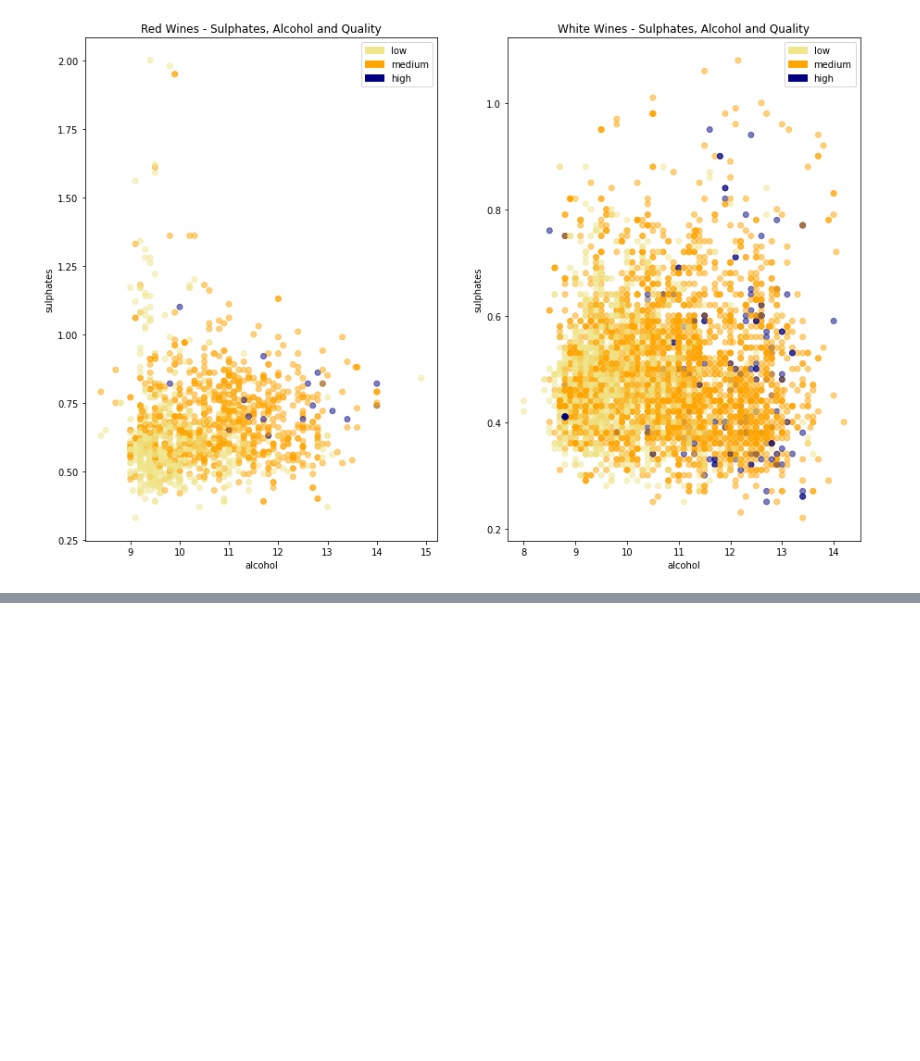
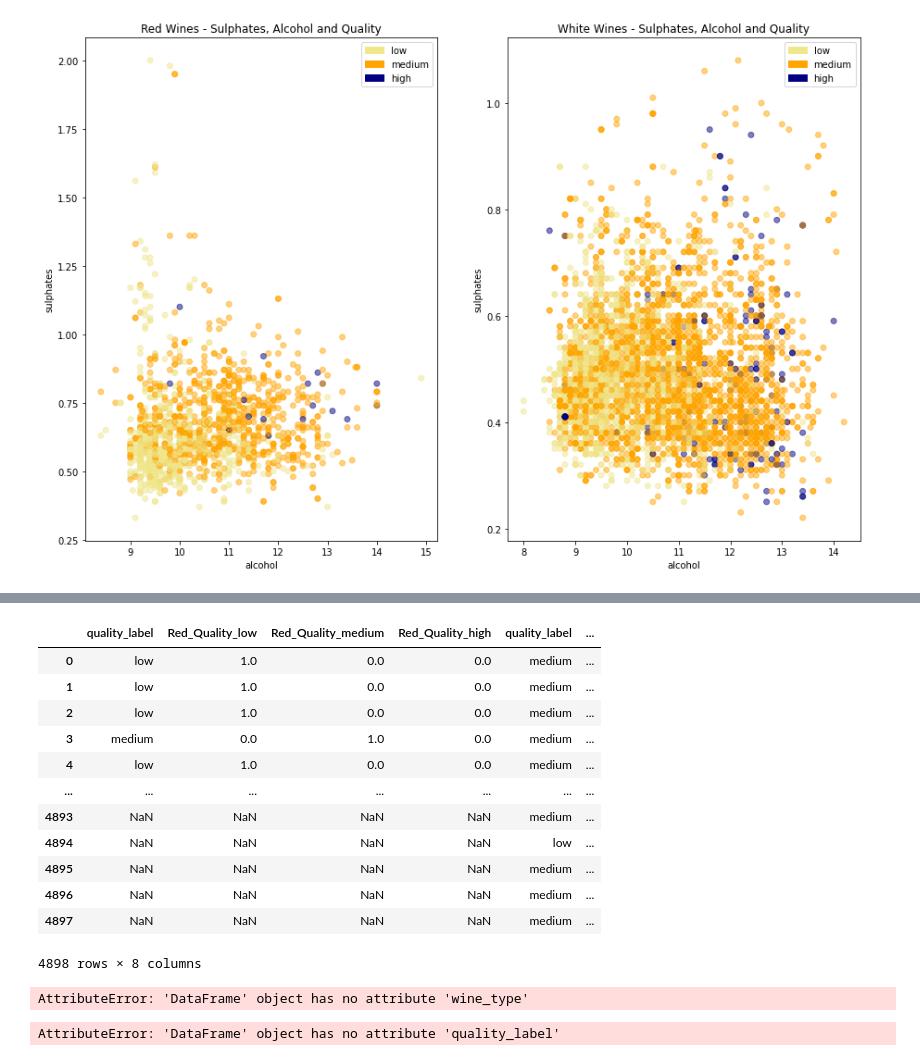
Before and after one commit to lvuduy/BlueBerry-Winery, a Jupyter notebook: PJ2_Sprint1.ipynb, the cells around one changed output, grey strips where cells are left out. Saved outputs shown, nothing was run; the diff lists cells and outputs as text; code cells hidden in the pictures; blank space fills up the shorter version.

```diff
--- a/PJ2_Sprint1.ipynb
+++ b/PJ2_Sprint1.ipynb
@@ -1115,0 +1190,59 @@ plt.show()
+# %%
+red_wine_df = pd.DataFrame(red_wine , columns=["quality_label"])
+white_wine_df = pd.DataFrame(white_wine , columns=["quality_label"])
+
+# generate binary values using get_dummies
+dum_red_df = pd.get_dummies(red_wine_df, columns=["quality_label"], prefix=["Red_Quality"] )
+dum_white_df = pd.get_dummies(white_wine_df, columns=["quality_label"], prefix=["White_Quality"] )
+# merge with main df bridge_df on key values
+red_wine_df = red_wine_df.join(dum_red_df)
+white_wine_df = white_wine_df.join(dum_white_df)
+
+#white_wine_df
+
+wine_dum_comp = pd.concat([red_wine_df,white_wine_df],axis=1 )
+wine_dum_comp
+# %% [output]
+|  | quality_label | Red_Quality_low | Red_Quality_medium | Red_Quality_high | quality_label | ... |
+| 0 | low | 1.0 | 0.0 | 0.0 | medium | ... |
+| 1 | low | 1.0 | 0.0 | 0.0 | medium | ... |
+| 2 | low | 1.0 | 0.0 | 0.0 | medium | ... |
+| 3 | medium | 0.0 | 1.0 | 0.0 | medium | ... |
+| 4 | low | 1.0 | 0.0 | 0.0 | medium | ... |
+| ... | ... | ... | ... | ... | ... | ... |
+| 4893 | NaN | NaN | NaN | NaN | medium | ... |
+| 4894 | NaN | NaN | NaN | NaN | low | ... |
+| 4895 | NaN | NaN | NaN | NaN | medium | ... |
+| 4896 | NaN | NaN | NaN | NaN | medium | ... |
+| 4897 | NaN | NaN | NaN | NaN | medium | ... |
+4898 rows × 8 columns
+# %%
+#splitting our data set into a train and a test group
+#The purpose of this split is to use a portion of the data to create the model (train), while the other part is to check the model's performance (test)
+
+from sklearn.model_selection import train_test_split
+
+X = wines    #X = df --> the features we will keep to build our model
+y = X.wine_type    #y target --> what you're trying to predict
+
+#X.drop(["wine_type"],axis=1,inplace=True)   # delete target column
+print(y)
+
+X_train, X_test, y_train, y_test = train_test_split(X,y, train_size=0.80,test_size=0.20)
+
+#print ("X_train: ", X_train)
+#print ("y_train: ", y_train)
+#print("X_test: ", X_test)
+#print ("y_test: ", y_test)
+# %% [output]
+AttributeError: 'DataFrame' object has no attribute 'wine_type'
+# %%
+Xred = red_wine    #X = df --> the features we will keep to build our model
+yred = Xred.quality_label    #y target --> what you're trying to predict
+
+Xred.drop(["quality_label", "quality"],axis=1,inplace=True)   # delete target column
+print(red_wine)
+
+X_train, X_test, y_train, y_test = train_test_split(X,y, train_size=0.80,test_size=0.20)
+# %% [output]
+AttributeError: 'DataFrame' object has no attribute 'quality_label'
```
Also changed, not shown: parts of 14 cells of this notebook.
